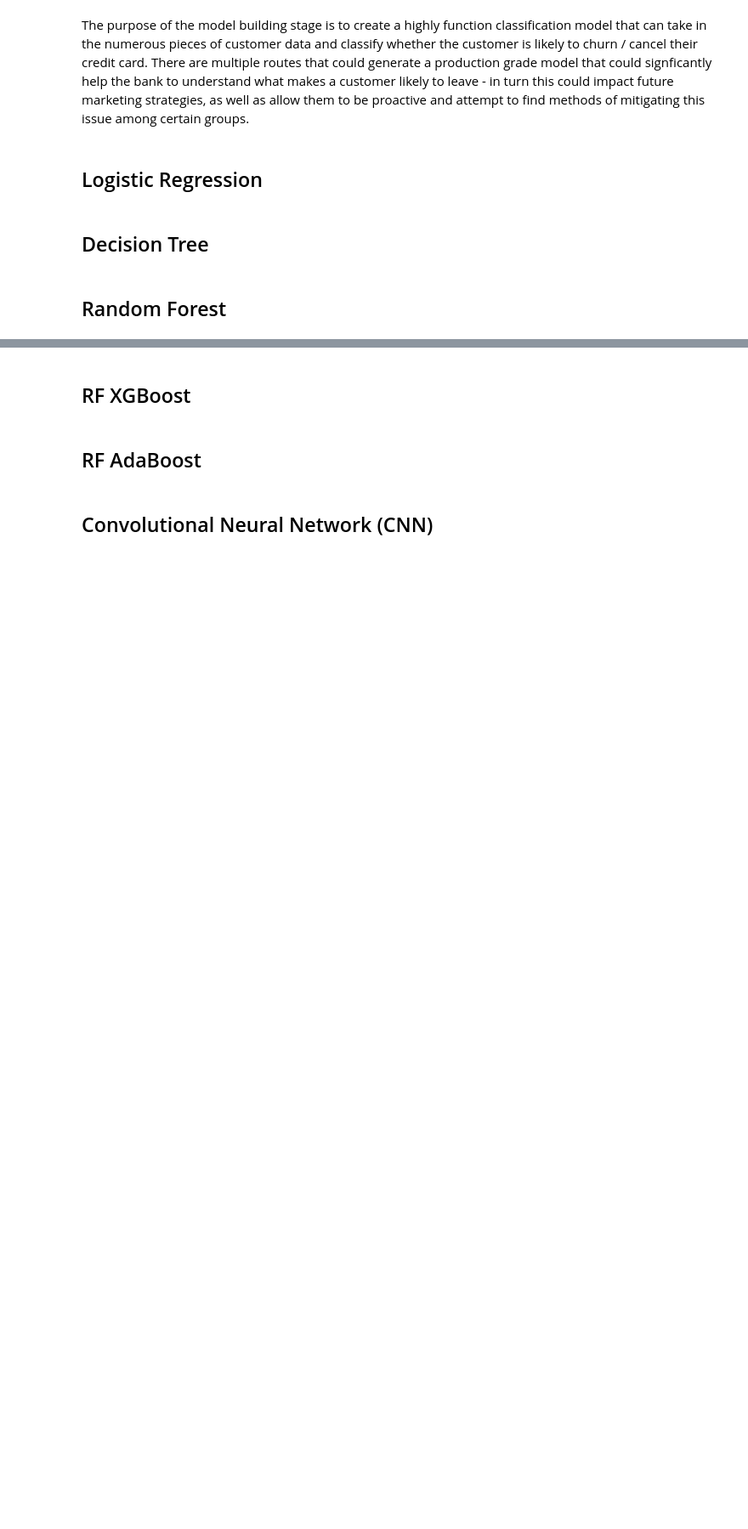
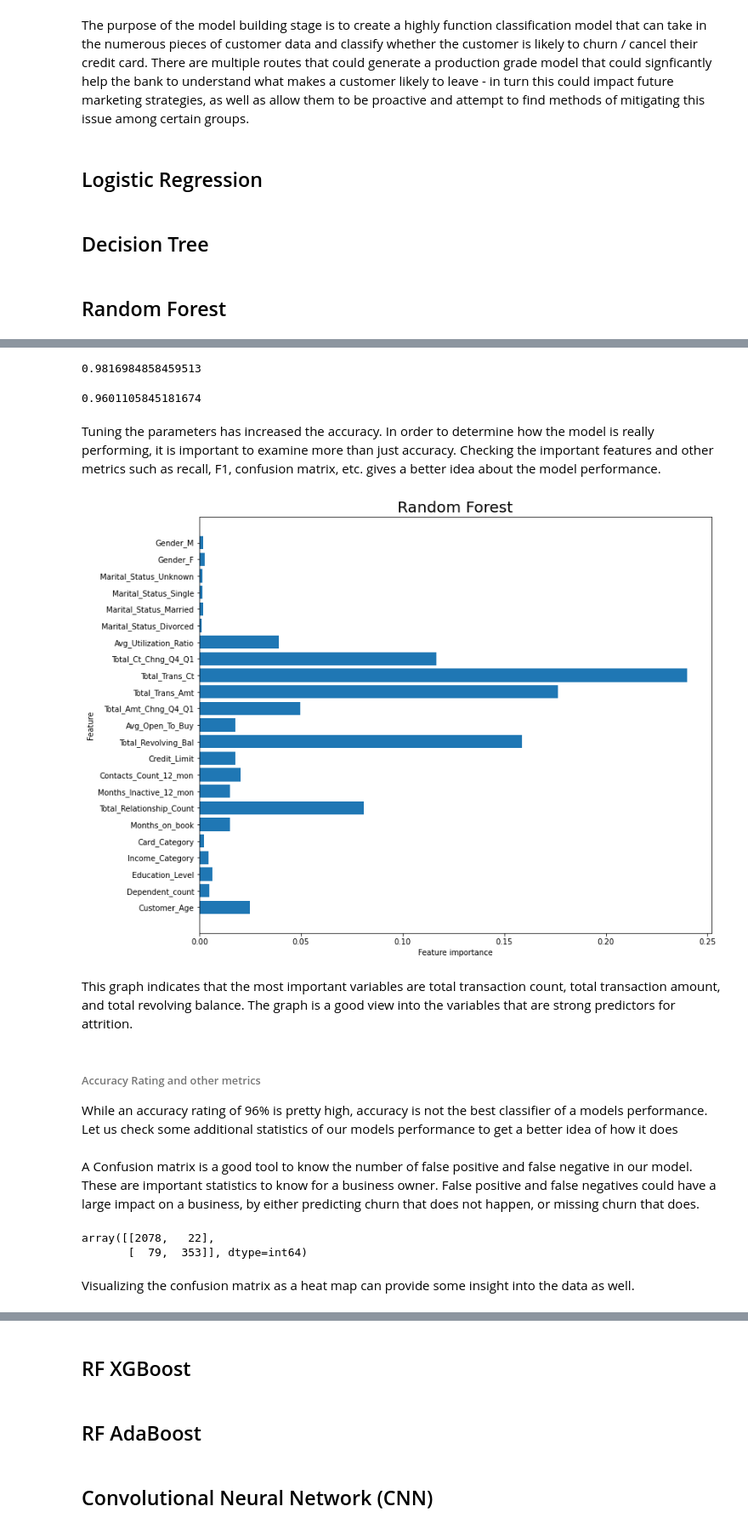
Before and after one commit to PaolaMalagon/Churn-Prediction-G2, a Jupyter notebook: Churn-Prediction-G2.ipynb, the cells around one changed output, grey strips where cells are left out. Shown at 85% size. Saved outputs shown, nothing was run; the diff lists cells and outputs as text; code cells hidden in the pictures; blank space fills up the shorter version.

Commit message:
Added the Random Forest code

```diff
--- a/Churn-Prediction-G2.ipynb
+++ b/Churn-Prediction-G2.ipynb
@@ -485,0 +548,3 @@ The purpose of the model building stage is to create a highly function classific
+# %%
+# Fit to the training data
+bagged_tree.fit(data_train, target_train)
@@ -485,0 +573,4 @@ The purpose of the model building stage is to create a highly function classific
+# %%
+# Instantiate and fit a RandomForestClassifier
+forest = RandomForestClassifier(n_estimators=100, max_depth= 5)
+forest.fit(data_train, target_train)
@@ -485,0 +601,50 @@ The purpose of the model building stage is to create a highly function classific
+# %%
+param_grid = {'n_estimators':np.arange(50,200,15),
+              'max_features':np.arange(0.1, 1, 0.1),
+              'max_depth': [3, 5, 7, 9],
+              'max_samples': [0.3, 0.5, 0.8]}
+# %%
+improved_rf_model = RSCV(RandomForestClassifier(), param_grid, n_iter = 15).fit(data_train, target_train)
+improved_rf_model = improved_rf_model.best_estimator_
+# %%
+# Training accuracy score
+improved_rf_model.score(data_train, target_train)
+# %% [output]
+0.9816984858459513
+# %%
+# Test accuracy score
+improved_rf_model.score(data_test, target_test)
+# %% [output]
+0.9601105845181674
+# %% [markdown]
+Tuning the parameters has increased the accuracy. In order to determine how the model is really performing, it is important to examine more than just accuracy. Checking the important features and other metrics such as recall, F1, confusion matrix, etc. gives a better idea about the model performance.
+# %%
+# Now let us get an idea of the Feature importance
+def plot_feature_importances(model):
+    n_features = data_train.shape[1]
+    plt.figure(figsize=(12,10))
+    plt.barh(range(n_features), model.feature_importances_, align='center')
+    plt.yticks(np.arange(n_features), data_train.columns.values)
+    plt.xlabel('Feature importance')
+    plt.ylabel('Feature')
+    plt.title("Random Forest", size = 20)
+
+plot_feature_importances(improved_rf_model)
+# %% [output]
+[figure, added]
+# %% [markdown]
+This graph indicates that the most important variables are total transaction count, total transaction amount, and total revolving balance. The graph is a good view into the variables that are strong predictors for attrition.
+# %% [markdown]
+###### Accuracy Rating and other metrics
+While an accuracy rating of 96% is pretty high, accuracy is not the best classifier of a models performance. Let us check some additional statistics of our models performance to get a better idea of how it does
+# %% [markdown]
+A Confusion matrix is a good tool to know the number of false positive and false negative in our model. These are important statistics to know for a business owner. False positive and false negatives could have a large impact on a business, by either predicting churn that does not happen, or missing churn that does.
+# %%
+# Checking the confusion matrix for test data and predictions
+target_test_pred = improved_rf_model.predict(data_test)
+confusion_matrix(target_test, target_test_pred)
+# %% [output]
+array([[2078,   22],
+       [  79,  353]], dtype=int64)
+# %% [markdown]
+Visualizing the confusion matrix as a heat map can provide some insight into the data as well.
```
Also changed, not shown: parts of 37 cells of this notebook.
